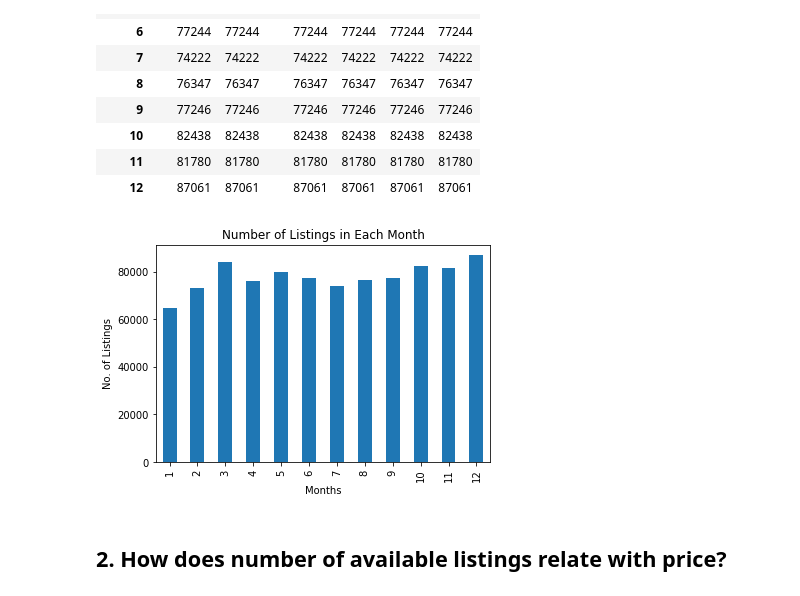
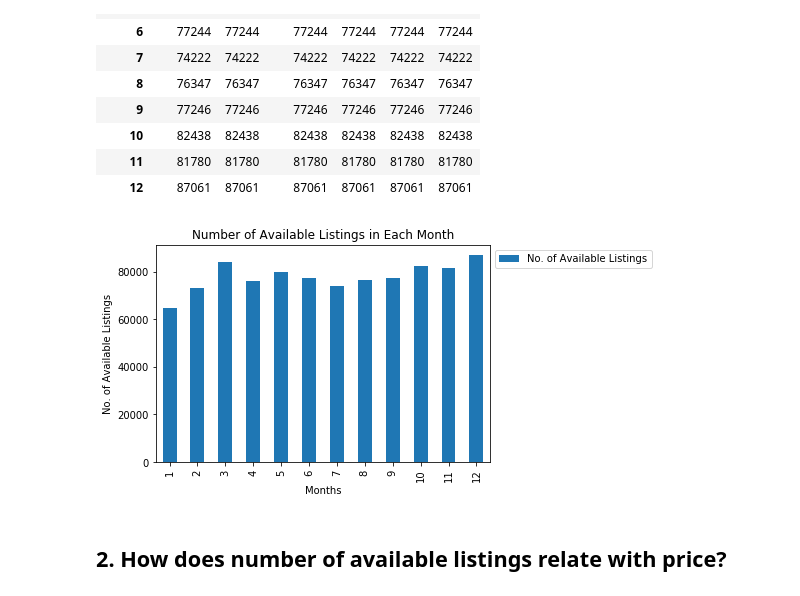
Before and after one commit to ooisiang/airbnb-seattle, a Jupyter notebook: Airbnb-Seattle.ipynb, the cells around one changed output. Drawn from its saved outputs; the diff is of its cells as text; code cells hidden in the pictures.

```diff
--- a/Airbnb-Seattle.ipynb
+++ b/Airbnb-Seattle.ipynb
@@ -151,12 +151,19 @@ df_available_listing_counts
 | 12 | 87061 | 87061 | 87061 | 87061 | 87061 | 87061 |
 # %%
 # Group the available listings by month and plot the number of listings in each month in a bar chart
-ax = df_available_listing_counts.plot.bar(y='listing_id', legend=False)
+ax = df_available_listing_counts.plot.bar(y='listing_id', label='No. of Available Listings')
 ax.set_xlabel('Months');
-ax.set_ylabel('No. of Listings');
-ax.set_title('Number of Listings in Each Month');
+ax.set_ylabel('No. of Available Listings');
+ax.set_title('Number of Available Listings in Each Month');
+
+#Needed so that the legend box will not be cut off during figure export
+handles, labels = ax.get_legend_handles_labels()
+lgd = ax.legend(handles, labels, bbox_to_anchor=(1, 1))
+text = ax.text(0,0, "", transform=ax.transAxes)
+
+plt.savefig('listings.png', bbox_extra_artists=(lgd, text), bbox_inches='tight')
 # %% [output]
-[figure, old version]
+[figure, new version]
 # %% [markdown]
 ## 2. How does number of available listings relate with price?
 # %%
```
Also changed, not shown: parts of 15 cells of this notebook.
